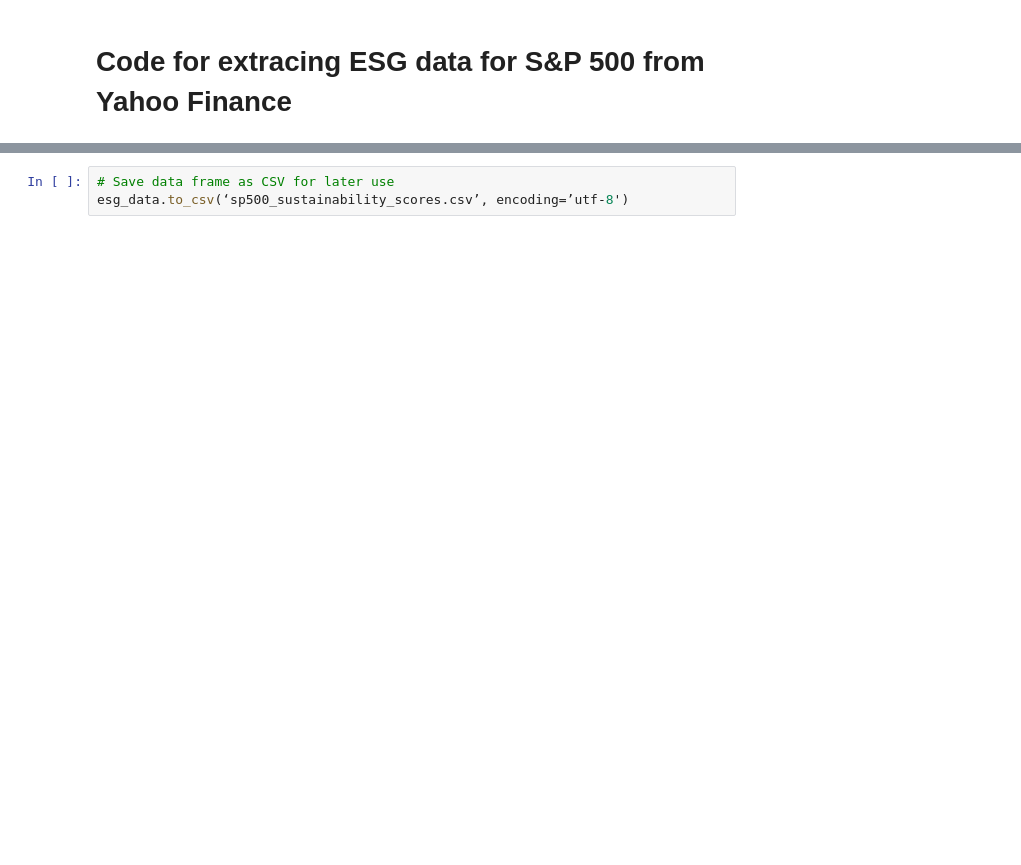
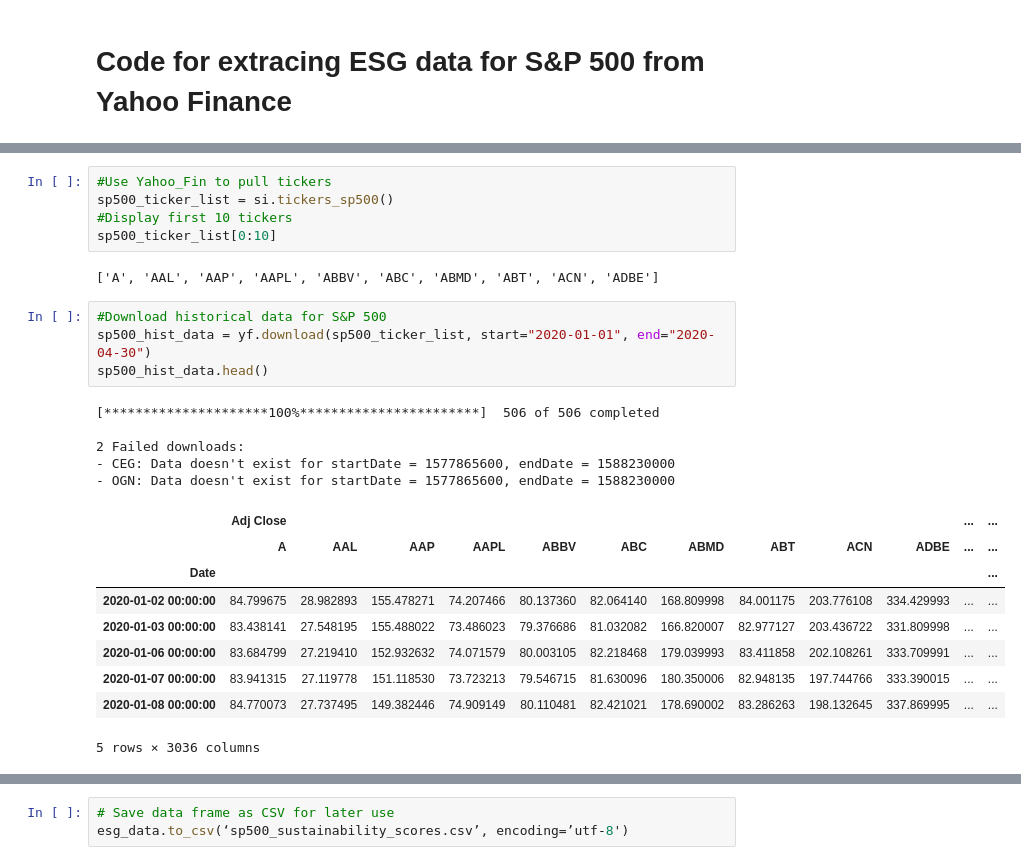
Before and after one commit to kevinbaross/custom_indexing_project, a Jupyter notebook: esg_data_acquisition.ipynb, the cells around one changed output, grey strips where cells are left out. Saved outputs shown, nothing was run; the diff lists cells and outputs as text; blank space fills up the shorter version.

Commit message:
Esg and historical data API call code update

```diff
--- a/esg_data_acquisition.ipynb
+++ b/esg_data_acquisition.ipynb
@@ -36,0 +34,26 @@ NameError: name 'Path' is not defined
+# %%
+#Use Yahoo_Fin to pull tickers
+sp500_ticker_list = si.tickers_sp500()
+#Display first 10 tickers
+sp500_ticker_list[0:10]
+# %% [output]
+['A', 'AAL', 'AAP', 'AAPL', 'ABBV', 'ABC', 'ABMD', 'ABT', 'ACN', 'ADBE']
+# %%
+#Download historical data for S&P 500
+sp500_hist_data = yf.download(sp500_ticker_list, start="2020-01-01", end="2020-04-30")
+sp500_hist_data.head()
+# %% [output]
+[*********************100%***********************]  506 of 506 completed
+
+2 Failed downloads:
+- CEG: Data doesn't exist for startDate = 1577865600, endDate = 1588230000
+- OGN: Data doesn't exist for startDate = 1577865600, endDate = 1588230000
+|  | Adj Close |  |  |  |  |  |  |  |  |  | ... | ... |
+|  | A | AAL | AAP | AAPL | ABBV | ABC | ABMD | ABT | ACN | ADBE | ... | ... |
+| Date |  |  |  |  |  |  |  |  |  |  |  | ... |
+| 2020-01-02 00:00:00 | 84.799675 | 28.982893 | 155.478271 | 74.207466 | 80.137360 | 82.064140 | 168.809998 | 84.001175 | 203.776108 | 334.429993 | ... | ... |
+| 2020-01-03 00:00:00 | 83.438141 | 27.548195 | 155.488022 | 73.486023 | 79.376686 | 81.032082 | 166.820007 | 82.977127 | 203.436722 | 331.809998 | ... | ... |
+| 2020-01-06 00:00:00 | 83.684799 | 27.219410 | 152.932632 | 74.071579 | 80.003105 | 82.218468 | 179.039993 | 83.411858 | 202.108261 | 333.709991 | ... | ... |
+| 2020-01-07 00:00:00 | 83.941315 | 27.119778 | 151.118530 | 73.723213 | 79.546715 | 81.630096 | 180.350006 | 82.948135 | 197.744766 | 333.390015 | ... | ... |
+| 2020-01-08 00:00:00 | 84.770073 | 27.737495 | 149.382446 | 74.909149 | 80.110481 | 82.421021 | 178.690002 | 83.286263 | 198.132645 | 337.869995 | ... | ... |
+5 rows × 3036 columns
```
Also changed, not shown: parts of 6 cells of this notebook.
